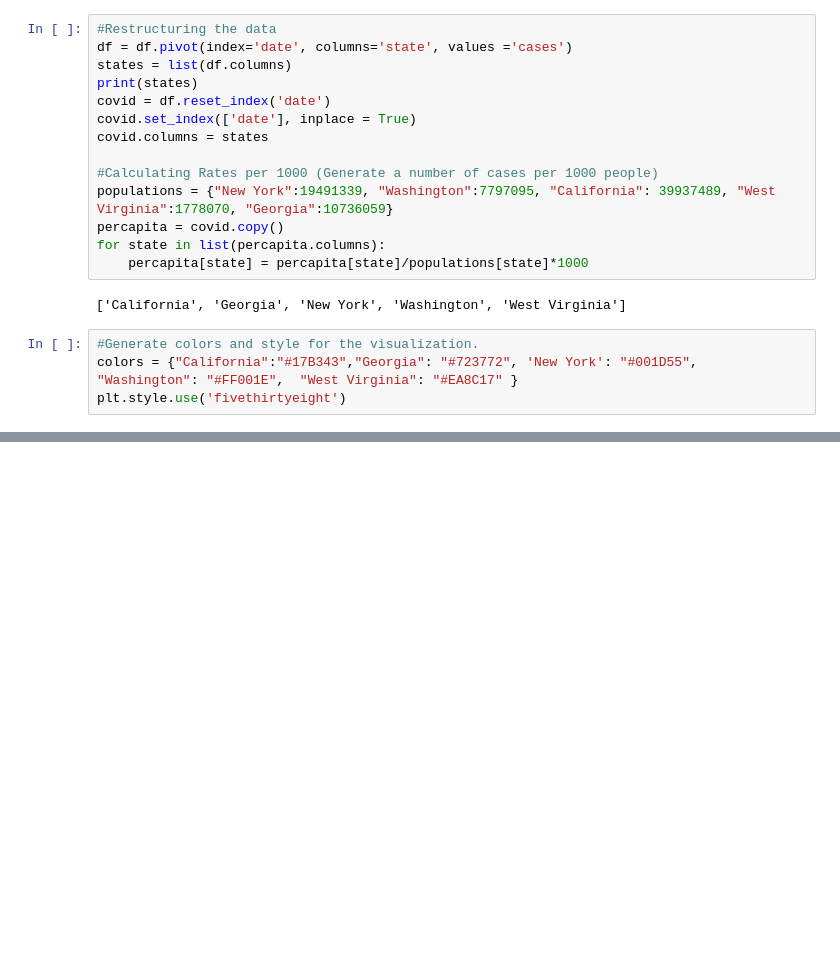
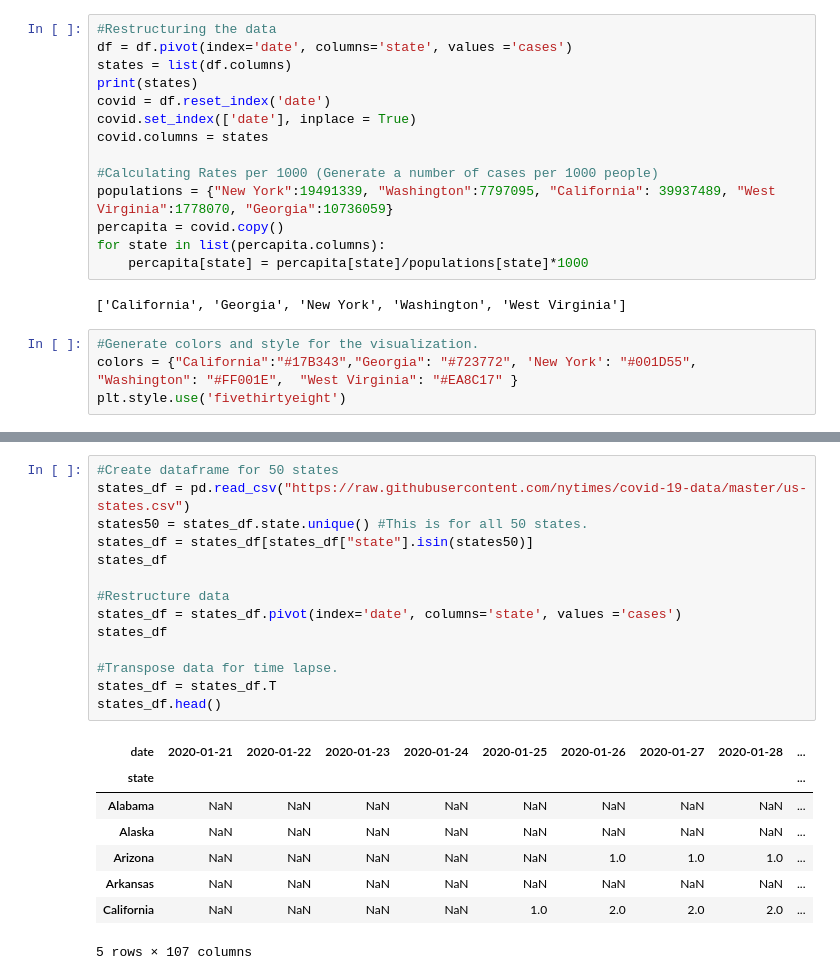
Before and after one commit to Cat-exe/careem-19, a Jupyter notebook: analysis.ipynb, the cells around one changed output, grey strips where cells are left out. Cells and saved outputs as stored; diff of their text form; blank space fills up the shorter version.

```diff
--- a/analysis.ipynb
+++ b/analysis.ipynb
@@ -88,0 +128,23 @@ Text(2020-01-22 00:00:00, -100000, 'careem-19             Source: https://github
+# %%
+#Create dataframe for 50 states
+states_df = pd.read_csv("https://raw.githubusercontent.com/nytimes/covid-19-data/master/us-states.csv")
+states50 = states_df.state.unique() #This is for all 50 states.
+states_df = states_df[states_df["state"].isin(states50)]
+states_df
+
+#Restructure data
+states_df = states_df.pivot(index='date', columns='state', values ='cases')
+states_df
+
+#Transpose data for time lapse.
+states_df = states_df.T
+states_df.head()
+# %% [output]
+| date | 2020-01-21 | 2020-01-22 | 2020-01-23 | 2020-01-24 | 2020-01-25 | 2020-01-26 | 2020-01-27 | 2020-01-28 | ... |
+| state |  |  |  |  |  |  |  |  | ... |
+| Alabama | NaN | NaN | NaN | NaN | NaN | NaN | NaN | NaN | ... |
+| Alaska | NaN | NaN | NaN | NaN | NaN | NaN | NaN | NaN | ... |
+| Arizona | NaN | NaN | NaN | NaN | NaN | 1.0 | 1.0 | 1.0 | ... |
+| Arkansas | NaN | NaN | NaN | NaN | NaN | NaN | NaN | NaN | ... |
+| California | NaN | NaN | NaN | NaN | 1.0 | 2.0 | 2.0 | 2.0 | ... |
+5 rows × 107 columns
```
Also changed, not shown: parts of 17 cells of this notebook.
